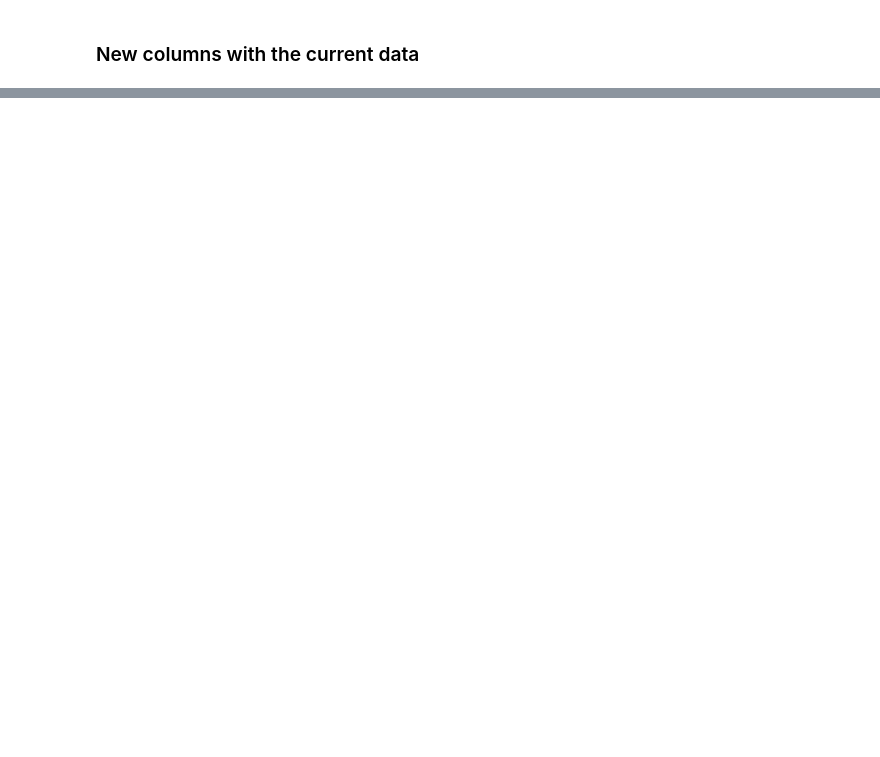
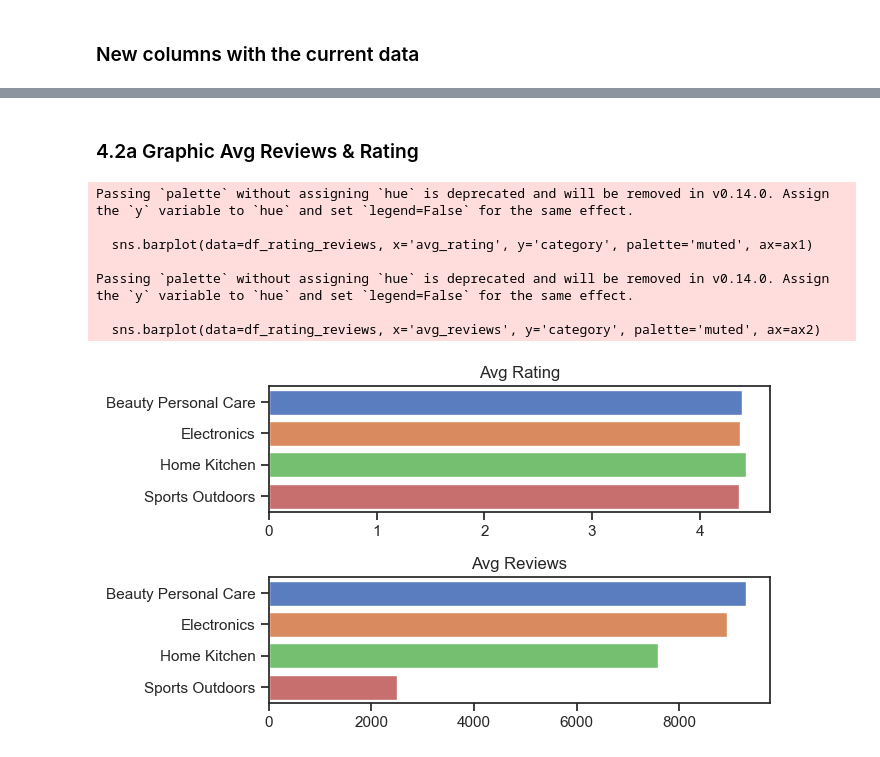
Before and after one commit to JuanCamellini/Amazon_Project_Analytics, a Jupyter notebook: notebooks/05_eda.ipynb, the cells around one changed output, grey strips where cells are left out. Cells and saved outputs as stored; diff of their text form; code cells hidden in the pictures; blank space fills up the shorter version.

```diff
--- a/notebooks/05_eda.ipynb
+++ b/notebooks/05_eda.ipynb
@@ -122,0 +232,12 @@ Saved: (1386, 16)
+# %%
+
+df_rating_reviews = (
+    df_search.groupby('category')
+    .agg(
+        avg_rating=('rating', 'mean'),
+        avg_reviews=('review_count', 'mean')
+    )
+    .round(2)
+    .reset_index()
+)
+df_rating_reviews
@@ -122,0 +250,27 @@ Saved: (1386, 16)
+# %% [markdown]
+### 4.2a Graphic Avg Reviews & Rating
+# %%
+fig, (ax1, ax2) = plt.subplots(2, 1, figsize=(7, 4))
+
+sns.barplot(data=df_rating_reviews, x='avg_rating', y='category', palette='muted', ax=ax1)
+sns.barplot(data=df_rating_reviews, x='avg_reviews', y='category', palette='muted', ax=ax2)
+
+ax1.set_title('Avg Rating')
+ax2.set_title('Avg Reviews')
+
+ax1.set_xlabel('')
+ax2.set_xlabel('')
+
+ax1.set_ylabel('')
+ax2.set_ylabel('')
+plt.tight_layout()
+plt.show()
+# %% [output]
+Passing `palette` without assigning `hue` is deprecated and will be removed in v0.14.0. Assign the `y` variable to `hue` and set `legend=False` for the same effect.
+
+  sns.barplot(data=df_rating_reviews, x='avg_rating', y='category', palette='muted', ax=ax1)
+
+Passing `palette` without assigning `hue` is deprecated and will be removed in v0.14.0. Assign the `y` variable to `hue` and set `legend=False` for the same effect.
+
+  sns.barplot(data=df_rating_reviews, x='avg_reviews', y='category', palette='muted', ax=ax2)
+[figure, added]
```
Also changed, not shown: parts of 38 cells of this notebook.
